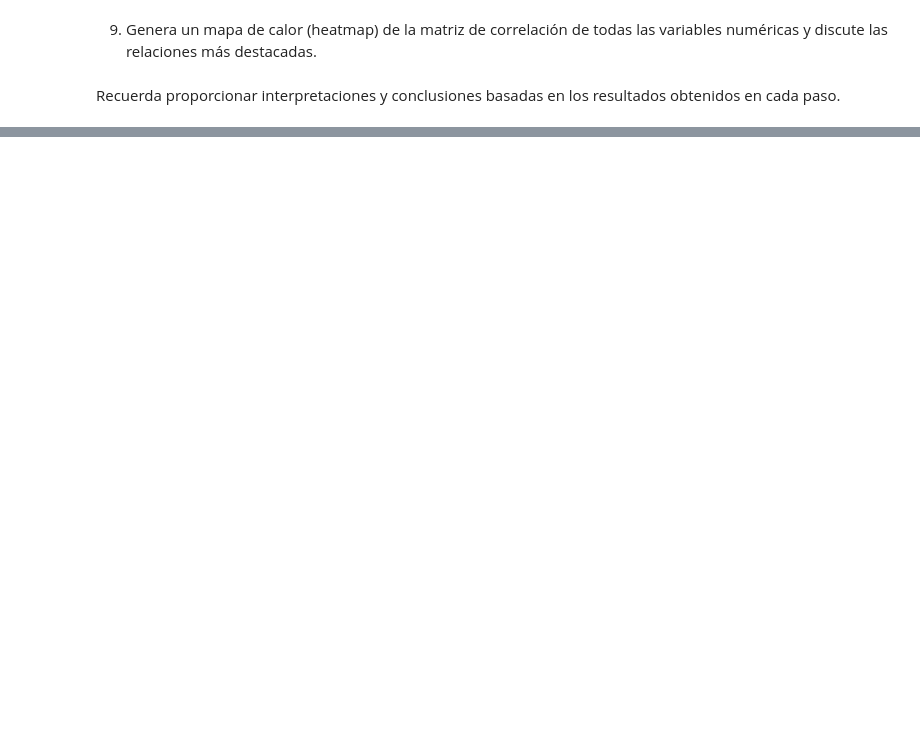
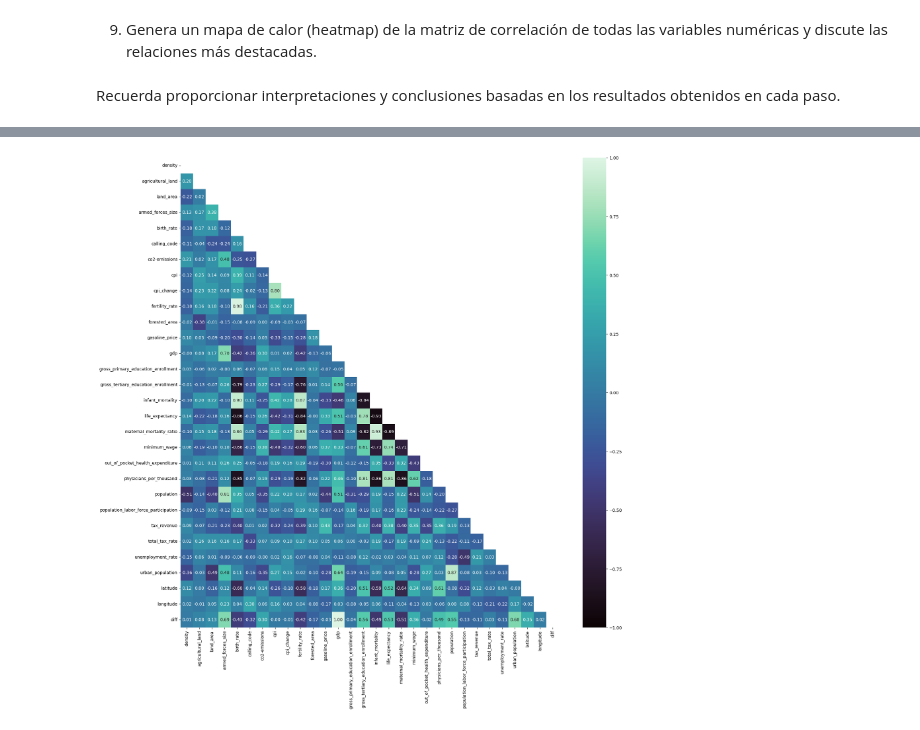
Before and after one commit to rebeca-enma/promoG-modulo3-sprint1-pairprogramming-Rebeca-Raquel, a Jupyter notebook: pair_estadística_descriptiva.ipynb, the cells around one changed output, grey strips where cells are left out. Drawn from its saved outputs; the diff is of its cells as text; code cells hidden in the pictures; blank space fills up the shorter version.

```diff
--- a/pair_estadística_descriptiva.ipynb
+++ b/pair_estadística_descriptiva.ipynb
@@ -282,0 +353,21 @@ Recuerda proporcionar interpretaciones y conclusiones basadas en los resultados
+# %%
+# como todas las parejas de variables tienen relaciones no lineales, aplicaremos la correlación de Spearman a todo el DataFrame
+df_correlaciones = df.corr(numeric_only = True, method = "spearman")
+df_correlaciones
+# %%
+# establecemos el tamaño de la gráfica
+plt.figure(figsize = (20, 20))
+
+# creamos una matriz booleana de máscara
+mask = np.triu(np.ones_like(df_correlaciones, dtype=bool))
+
+# convertimos nuestra matriz de correlación a una gráfica
+sns.heatmap(df_correlaciones, # sobre que datos queremos hacer el heatmap
+            annot = True, # para que nos muestre los valores de cada una de las celdas del heatmap
+            fmt = ".2f",  # para que nos redondee a dos decimales
+            cmap = "mako", # para establecer el color de la gráfica
+            vmax = 1, # para indicar cual es el valor máximo de nuestra escala de colores
+            vmin = -1, # para identificar el valor mínimo de nuestra escala de colores
+            mask = mask);
+# %% [output]
+[figure, added]
```
Also changed, not shown: parts of 9 cells of this notebook.
